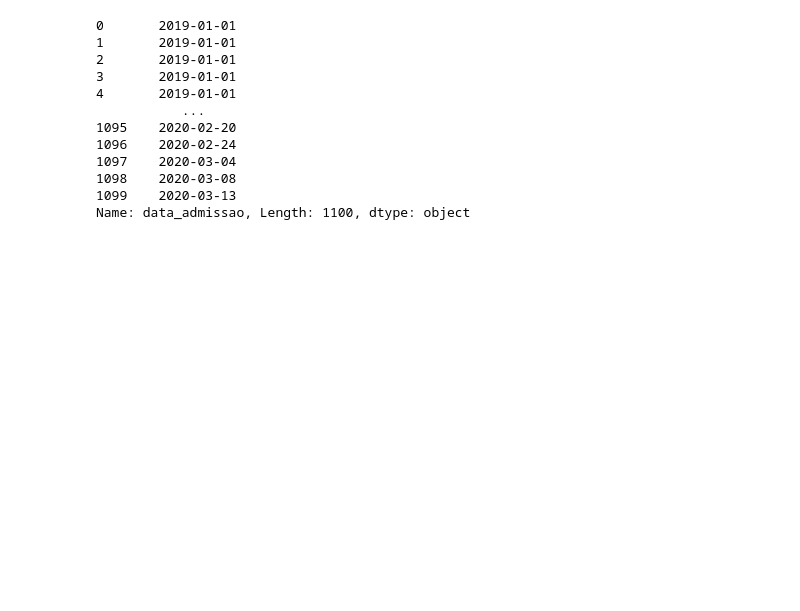
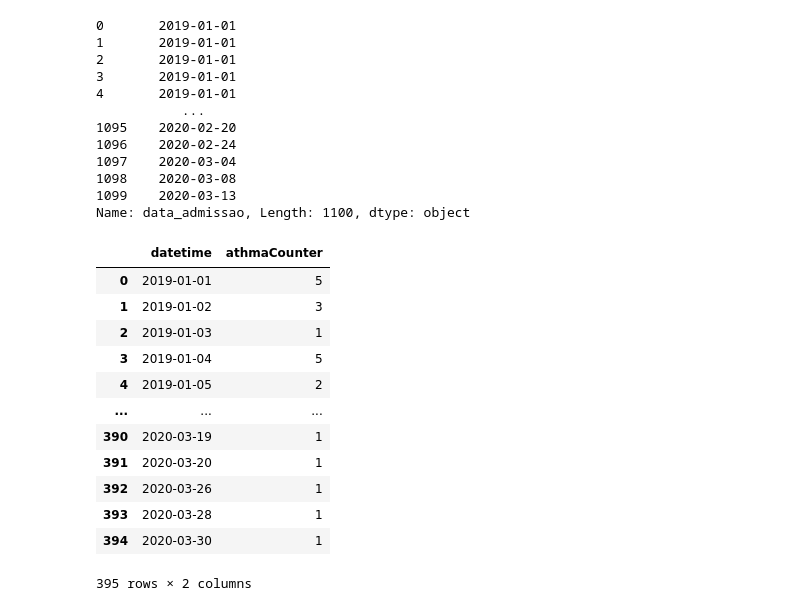
Before and after one commit to Zabyaaboaljadayel/Asthma_Alert, a Jupyter notebook: Data integration.ipynb, the cells around one changed output. Saved outputs shown, nothing was run; the diff lists cells and outputs as text; code cells hidden in the pictures; blank space fills up the shorter version.

```diff
--- a/Data integration.ipynb
+++ b/Data integration.ipynb
@@ -120,4 +124,24 @@ Name: data_admissao, Length: 1100, dtype: object
 # %%
-asmaData = admisionData.merge(pollenData, left_on='data_admissao', right_on='date', how='inner').\
-merge(wheatherData, left_on='data_admissao', right_on='datetime', how='inner')
-asmaData.to_csv('integrated Asma Data.csv', index=False)
+weather = wheatherData.merge(pollenData, left_on='datetime', right_on='date', how='inner').\
+drop(['date'], axis=1)
+# %%
+weather['admission number'] = 0
+dumy_df = pd.DataFrame()
+# print()
+dumy_df['datetime'] = list(admisionData.groupby(['data_admissao']).size().index)
+dumy_df['athmaCounter'] = list(admisionData.groupby(['data_admissao']).size())
+dumy_df
+# %% [output]
+|  | datetime | athmaCounter |
+| 0 | 2019-01-01 | 5 |
+| 1 | 2019-01-02 | 3 |
+| 2 | 2019-01-03 | 1 |
+| 3 | 2019-01-04 | 5 |
+| 4 | 2019-01-05 | 2 |
+| ... | ... | ... |
+| 390 | 2020-03-19 | 1 |
+| 391 | 2020-03-20 | 1 |
+| 392 | 2020-03-26 | 1 |
+| 393 | 2020-03-28 | 1 |
+| 394 | 2020-03-30 | 1 |
+395 rows × 2 columns
```
Also changed, not shown: parts of 4 cells of this notebook, 3 other files.
